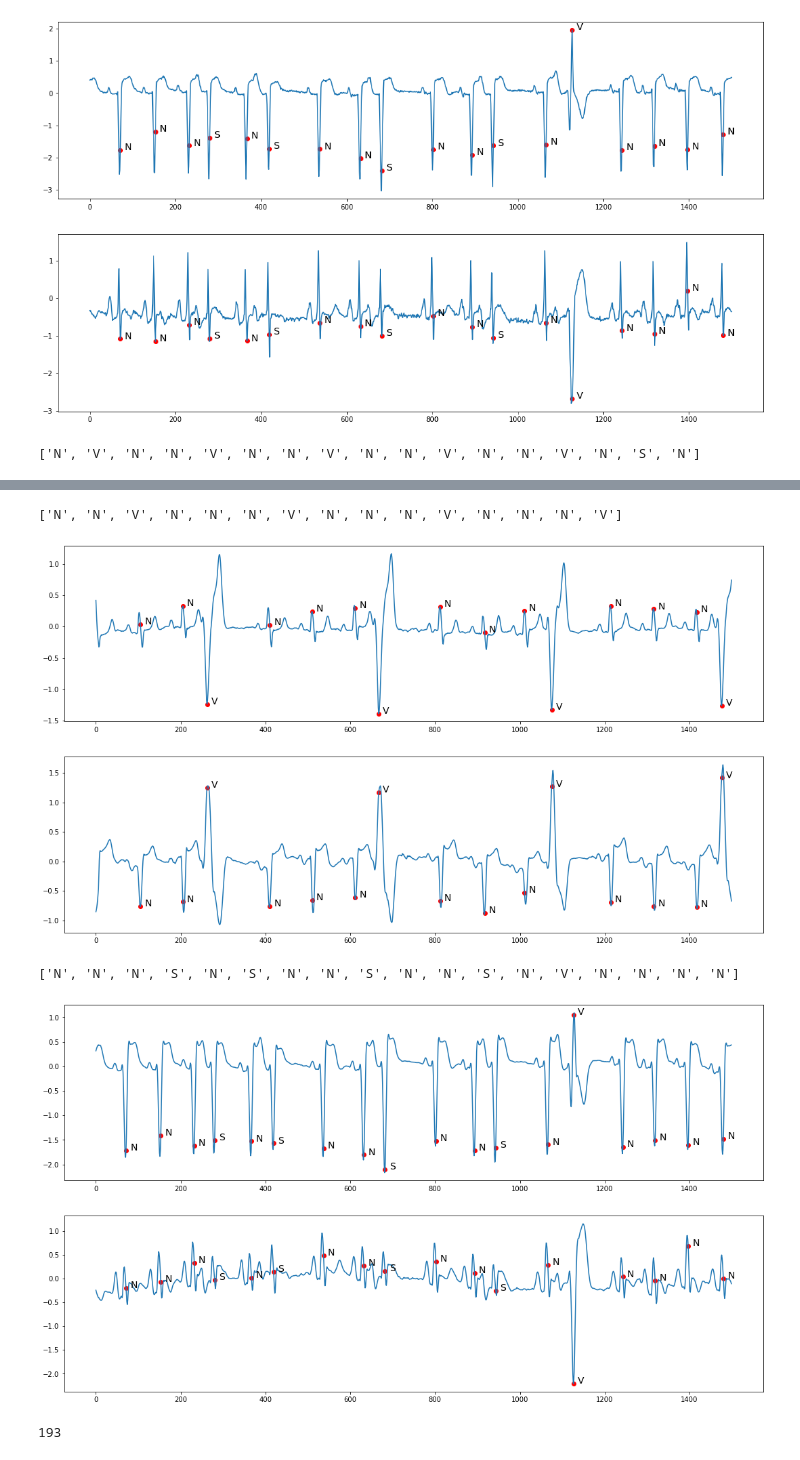
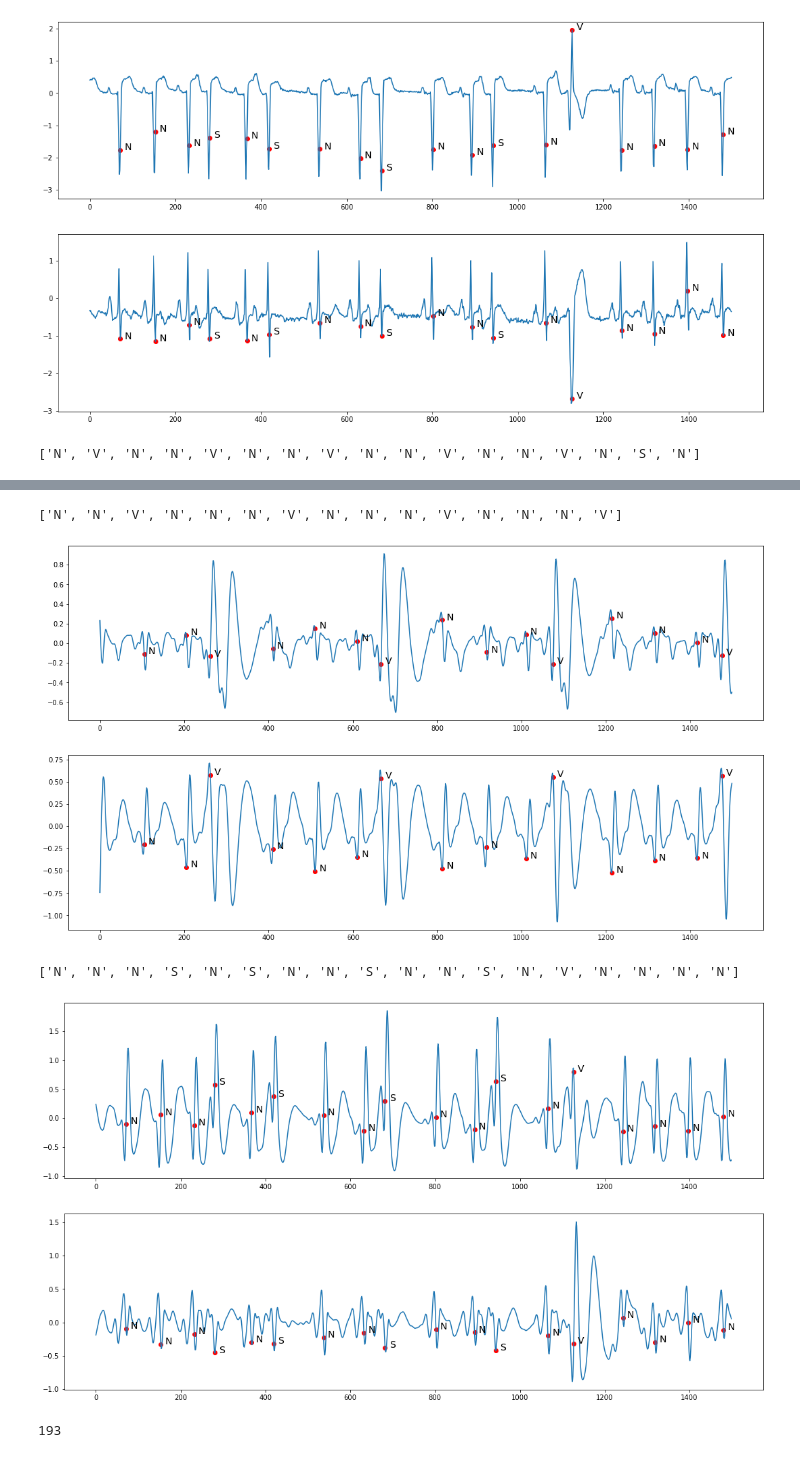
Before and after one commit to simonetome/Heartbeat-NSV-classification, a Jupyter notebook: ResNetBaseline.ipynb, the cells around one changed output, grey strips where cells are left out. Cells and saved outputs as stored; diff of their text form; code cells hidden in the pictures.

```diff
--- a/ResNetBaseline.ipynb
+++ b/ResNetBaseline.ipynb
@@ -236,8 +236,8 @@ def notch_filter(cutoff, fs, q=30):
     b, a = iirnotch(freq, q)
     return b, a
 
-def bandpass_filter(data, filter_order=5, lowcut = .05, highcut = 55, signal_freq=128):
-#def bandpass_filter(data, filter_order=5, lowcut = .05, highcut = 55, signal_freq=128):
+#def bandpass_filter(data, filter_order=5, lowcut = .5, highcut = 55, signal_freq=128):
+def bandpass_filter(data, filter_order=5, lowcut = 1, highcut = 55, signal_freq=128):
         """
         Method responsible for creating and applying Butterworth filter.
         :param deque data: raw data
@@ -298,7 +298,7 @@ plot_signal(df,2,1500)
 ['N', 'N', 'V', 'N', 'N', 'N', 'V', 'N', 'N', 'N', 'V', 'N', 'N', 'N', 'V']
-[figure, old version]
+[figure, new version]
 ['N', 'N', 'N', 'S', 'N', 'S', 'N', 'N', 'S', 'N', 'N', 'S', 'N', 'V', 'N', 'N', 'N', 'N']
-[figure, old version]
+[figure, new version]
 # %%
 import gc
 del training_patches_df
```
Also changed, not shown: parts of 7 cells of this notebook.
